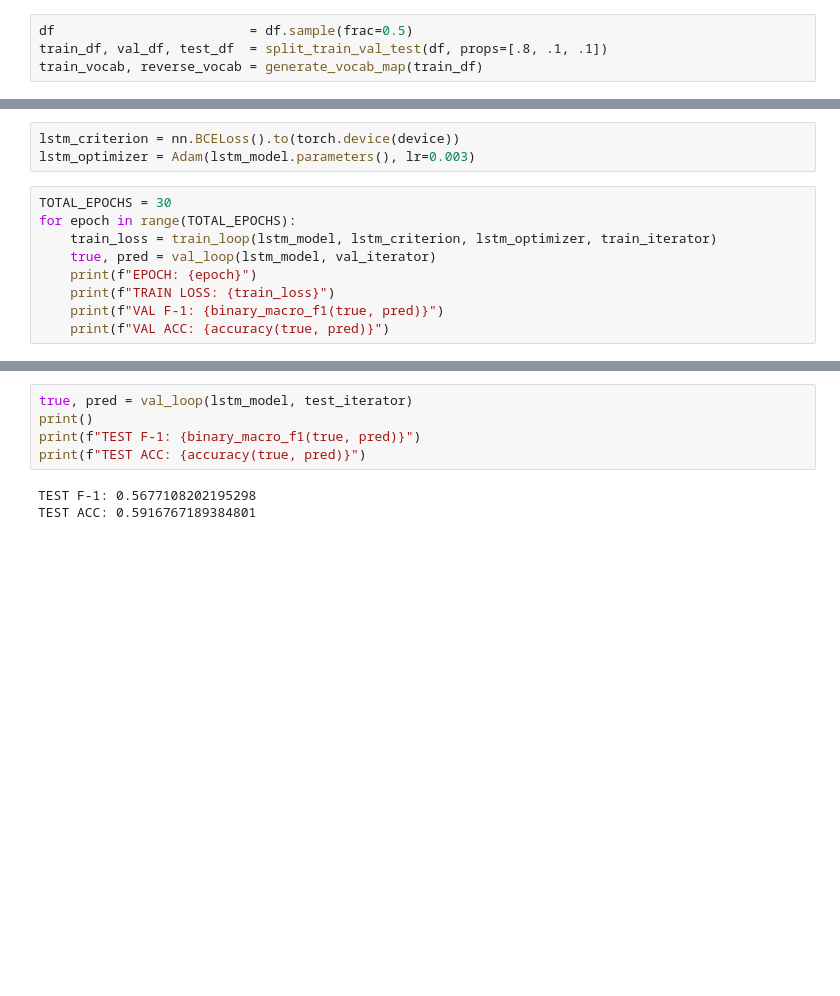
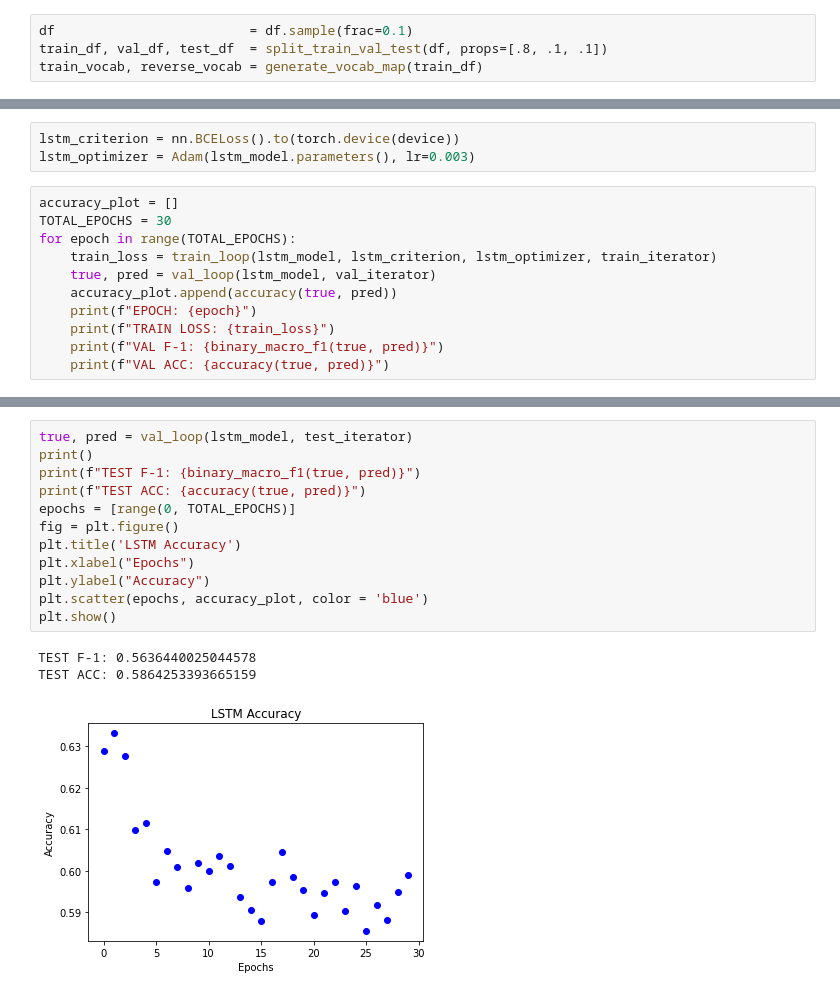
Before and after one commit to josh-ing/Sp22_ML_Final, a Jupyter notebook: nbow.ipynb, the cells around one changed output, grey strips where cells are left out. Drawn from its saved outputs; the diff is of its cells as text; blank space fills up the shorter version.

```diff
--- a/nbow.ipynb
+++ b/nbow.ipynb
@@ -119,7 +124,7 @@ def generate_vocab_map(df, cutoff=2):
 
     return vocab, reversed_vocab
 # %%
-df                         = df.sample(frac=0.5)
+df                         = df.sample(frac=0.1)
 train_df, val_df, test_df  = split_train_val_test(df, props=[.8, .1, .1])
 train_vocab, reverse_vocab = generate_vocab_map(train_df)
 # %%
@@ -347,10 +346,12 @@ lstm_model = RecurrentModel(vocab_size    = len(train_vocab.keys()),
 lstm_criterion = nn.BCELoss().to(torch.device(device))
 lstm_optimizer = Adam(lstm_model.parameters(), lr=0.003)
 # %%
+accuracy_plot = []
 TOTAL_EPOCHS = 30
 for epoch in range(TOTAL_EPOCHS):
     train_loss = train_loop(lstm_model, lstm_criterion, lstm_optimizer, train_iterator)
     true, pred = val_loop(lstm_model, val_iterator)
+    accuracy_plot.append(accuracy(true, pred))
     print(f"EPOCH: {epoch}")
     print(f"TRAIN LOSS: {train_loss}")
     print(f"VAL F-1: {binary_macro_f1(true, pred)}")
@@ -408,8 +409,16 @@ VAL ACC: 0.5781532890766445
 # %%
 true, pred = val_loop(lstm_model, test_iterator)
 print()
 print(f"TEST F-1: {binary_macro_f1(true, pred)}")
 print(f"TEST ACC: {accuracy(true, pred)}")
+epochs = [range(0, TOTAL_EPOCHS)]
+fig = plt.figure()
+plt.title('LSTM Accuracy')
+plt.xlabel("Epochs")
+plt.ylabel("Accuracy")
+plt.scatter(epochs, accuracy_plot, color = 'blue')
+plt.show()
 # %% [output]
-TEST F-1: 0.5677108202195298
-TEST ACC: 0.5916767189384801
+TEST F-1: 0.5636440025044578
+TEST ACC: 0.5864253393665159
+[figure, added]
```
Also changed, not shown: parts of 6 cells of this notebook, 5 other files.
